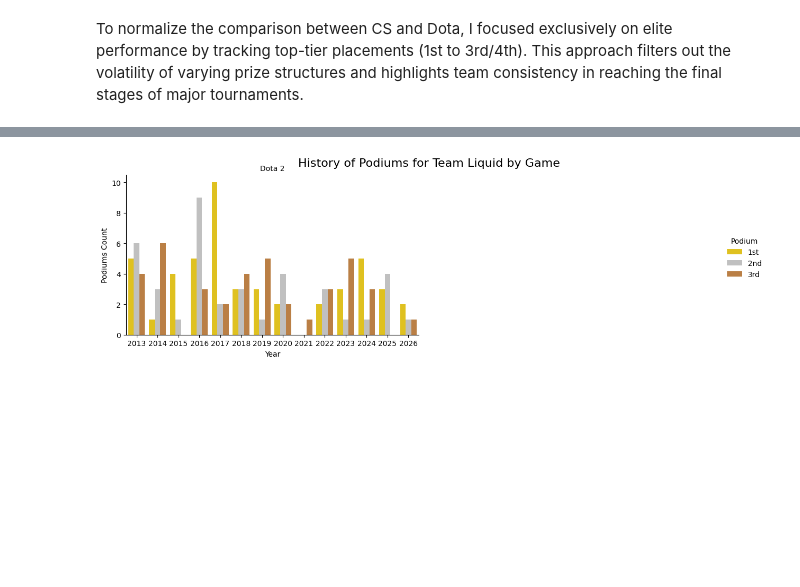
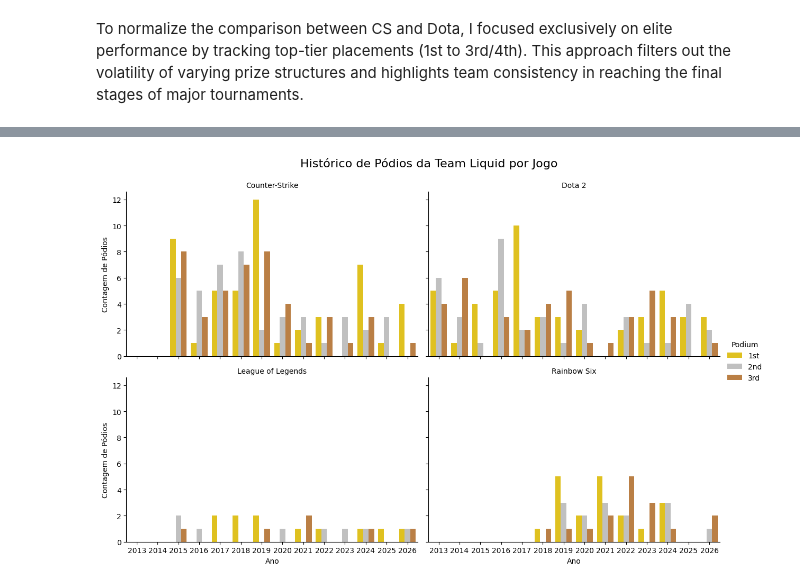
Before and after one commit to AlbertButzke/BrincadeiraComDados, a Jupyter notebook: CounterStrike/Team_Liquid.ipynb, the cells around one changed output, grey strips where cells are left out. Drawn from its saved outputs; the diff is of its cells as text; code cells hidden in the pictures; blank space fills up the shorter version.

```diff
--- a/CounterStrike/Team_Liquid.ipynb
+++ b/CounterStrike/Team_Liquid.ipynb
@@ -52,0 +56,27 @@ Liquid_csgo.head()
+# %%
+# Dicionário para armazenar o HTML bruto de cada jogo
+html_bruto_jogos = {}
+
+for jogo, wiki in jogos_config.items():
+    try:
+        print(f"📥 Baixando dados brutos de {jogo}...")
+        api_url = f"https://liquipedia.net/{wiki}/api.php"
+        params = {"action": "parse", "page": pagina, "format": "json"}
+
+        response = requests.get(api_url, headers=headers, params=params)
+
+        if response.status_code == 200:
+            data = response.json()
+            if "parse" in data and "text" in data["parse"]:
+                html_bruto_jogos[jogo] = data["parse"]["text"]["*"]
+                print(f"✅ HTML de {jogo} obtido com sucesso!")
+            else:
+                print(f"❌ Resposta inesperada da API para {jogo}.")
+        else:
+            print(f"❌ Erro HTTP {response.status_code} ao buscar {jogo}.")
+
+        # Intervalo respeitando as diretrizes da API
+        time.sleep(2)
+
+    except Exception as e:
+        print(f"❌ Exceção ao baixar dados de {jogo}: {e}")
@@ -505,33 +709,33 @@ df_podio = df_liquid[df_liquid['Podium'].notna()].copy()
 # %%
 # Cruzamos os dados: Linhas = Ano, Colunas = Posição
 contagem_anual = pd.crosstab(df_podio['Year'], df_podio['Podium'])
 
 # Reordenar colunas para ficar 1st -> 2nd -> 3rd
 cols = [c for c in ['1st', '2nd', '3rd'] if c in contagem_anual.columns]
 contagem_anual = contagem_anual[cols]
 
-games_target = ['Dota 2', 'CS:GO/CS2', 'LoL', 'R6'] # Pega os 6 principais jogos
+games_target = ['Dota 2', 'Counter-Strike', 'League of Legends', 'Rainbow Six'] # Pega os 6 principais jogos
 df_plot = df_podio[df_podio['Game'].isin(games_target)].copy() # Filtra apenas os jogos de interesse
 df_plot['Podium'] = pd.Categorical(df_plot['Podium'], categories=['1st', '2nd', '3rd'], ordered=True)
 # Plotando
 g = sns.catplot(
                     data=df_plot,
                     x='Year',
                     hue='Podium',
                     col='Game',
                     kind='count',
                     col_wrap=2,
                     palette={'1st': '#FFD700', '2nd': '#C0C0C0', '3rd': '#CD7F32'},
                     height=4,
                     aspect=1.5) # Cores Ouro, Prata, Bronze
 
 # plt.xticks(rotation=45)
-g.set_axis_labels("Year", "Podiums Count")
+g.set_axis_labels("Ano", "Contagem de Pódios")
 g.set_titles("{col_name}")
 # g.add_legend(title="Standing")
 plt.subplots_adjust(top=0.9)
-g.fig.suptitle('History of Podiums for Team Liquid by Game', fontsize=16)
+g.fig.suptitle('Histórico de Pódios da Team Liquid por Jogo', fontsize=16)
 
 plt.show()
 # %% [output]
-[figure, old version]
+[figure, new version]
```
Also changed, not shown: parts of 16 cells of this notebook, 9 other files.
